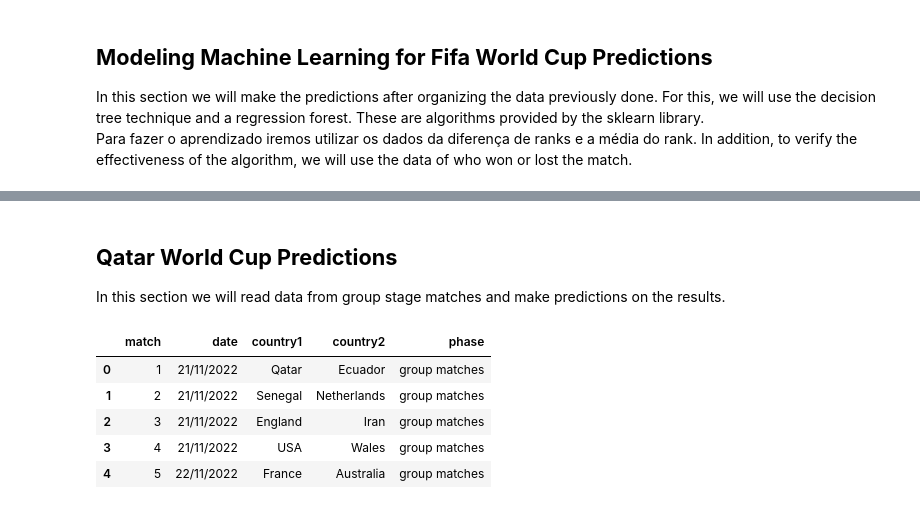
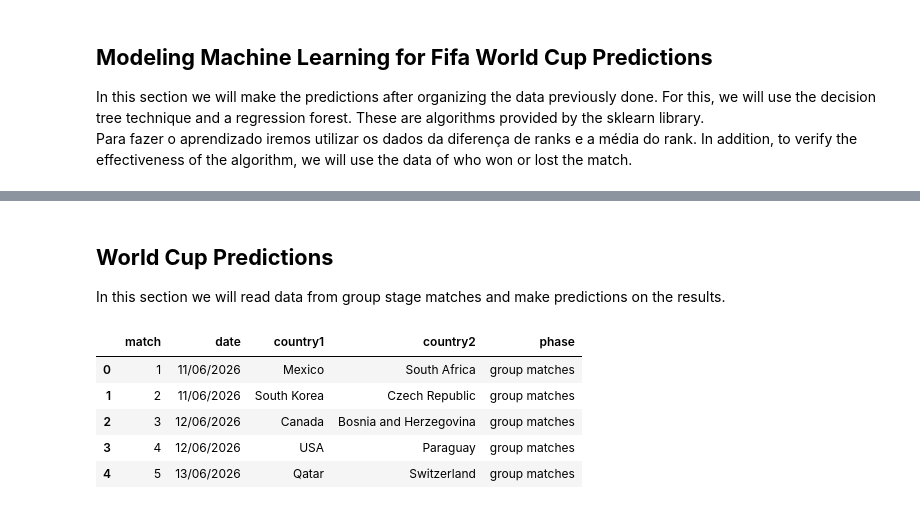
Before and after one commit to franklaercio/paul-the-octopus, a Jupyter notebook: src/paultheoctopus.ipynb, the cells around one changed output, grey strips where cells are left out. Drawn from its saved outputs; the diff is of its cells as text; code cells hidden in the pictures.

```diff
--- a/src/paultheoctopus.ipynb
+++ b/src/paultheoctopus.ipynb
@@ -290,17 +1704,17 @@ Accuracy Random Forest:  94.24
 # %% [markdown]
-## **Qatar World Cup Predictions**
+## **World Cup Predictions**
 In this section we will read data from group stage matches and make predictions on the results.
 # %%
 # Importing the data to local notebook
-df_qatar_world_cup = pd.read_csv('/content/matches-schedule.csv')
+df_qatar_world_cup = pd.read_csv(f'{DATA_DIR}/matches-schedule.csv')
 df_qatar_world_cup.head()
 # %% [output]
 |  | match | date | country1 | country2 | phase |
-| 0 | 1 | 21/11/2022 | Qatar | Ecuador | group matches |
-| 1 | 2 | 21/11/2022 | Senegal | Netherlands | group matches |
-| 2 | 3 | 21/11/2022 | England | Iran | group matches |
-| 3 | 4 | 21/11/2022 | USA | Wales | group matches |
-| 4 | 5 | 22/11/2022 | France | Australia | group matches |
+| 0 | 1 | 11/06/2026 | Mexico | South Africa | group matches |
+| 1 | 2 | 11/06/2026 | South Korea | Czech Republic | group matches |
+| 2 | 3 | 12/06/2026 | Canada | Bosnia and Herzegovina | group matches |
+| 3 | 4 | 12/06/2026 | USA | Paraguay | group matches |
+| 4 | 5 | 13/06/2026 | Qatar | Switzerland | group matches |
 # %%
 # Removing pashe and date of qatar_world_cup
 df_qatar_world_cup = df_qatar_world_cup.drop (['phase'], axis = 1)
```
Also changed, not shown: parts of 58 cells of this notebook, 11 other files.
